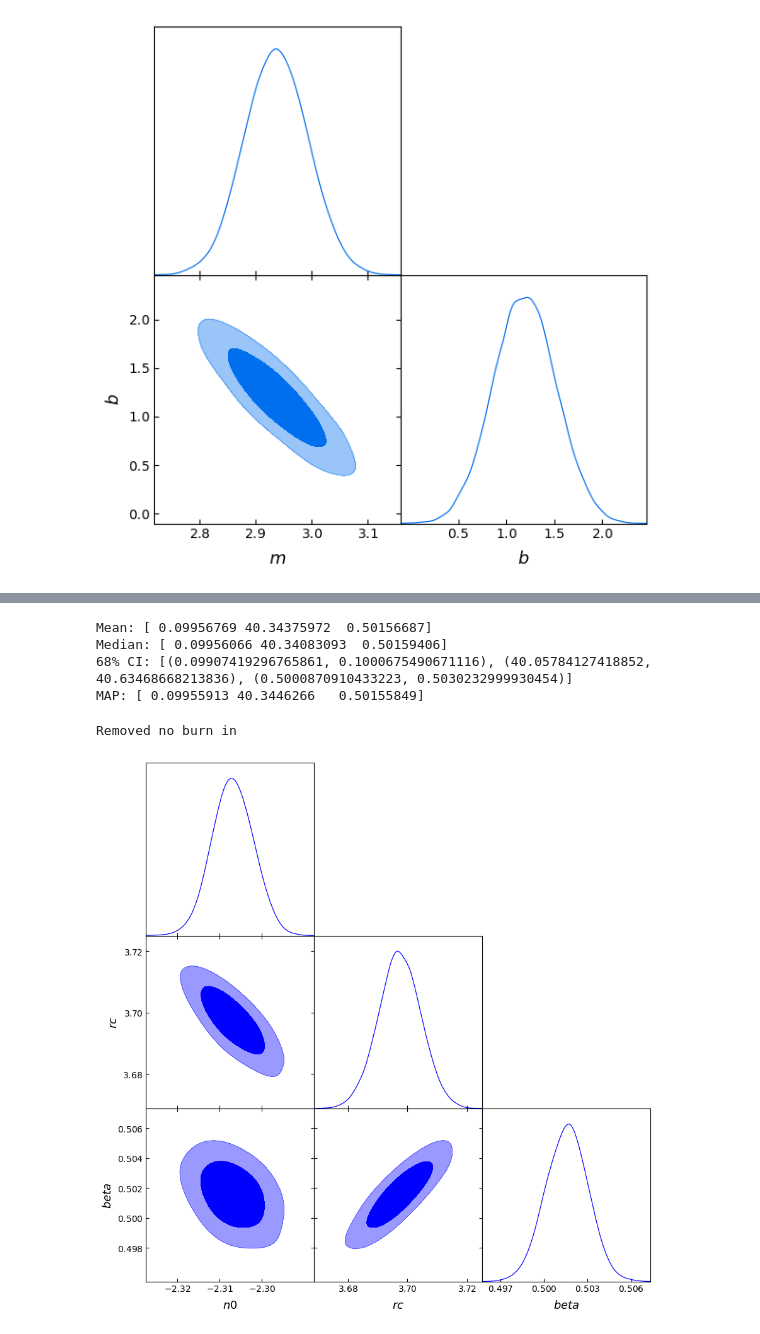
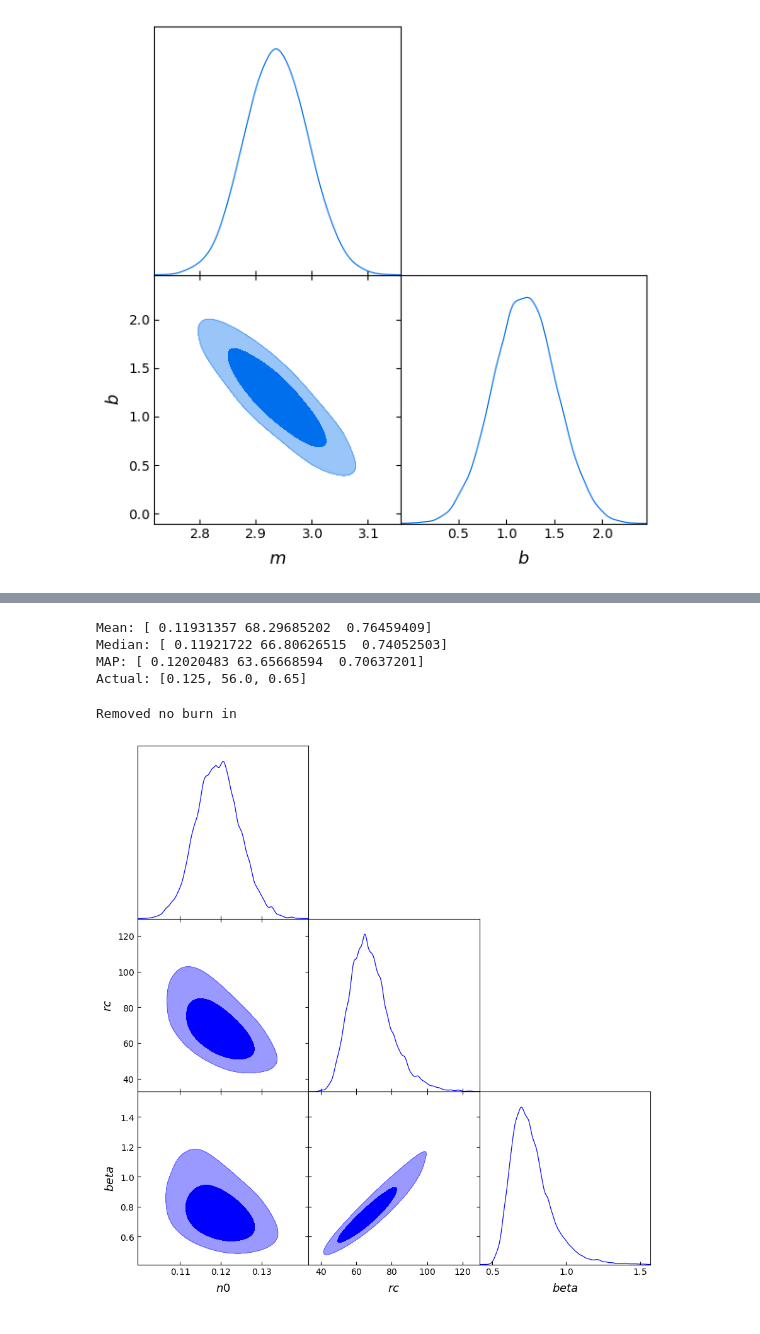
Before and after one commit to alpish0510/WALKER, a Jupyter notebook: constructor.ipynb, the cells around one changed output, grey strips where cells are left out. Saved outputs shown, nothing was run; the diff lists cells and outputs as text; code cells hidden in the pictures.

```diff
--- a/constructor.ipynb
+++ b/constructor.ipynb
@@ -1142,3 +1142,32 @@ g.triangle_plot([samples], filled=True)
 [figure]
 # %%
 import walker as wk
+
+
+def beta_model(x, theta):
+    n0, rc, beta = theta
+    return n0 * (1.0 + (x / rc)**2)**(-1.5 * beta)
+
+
+def log_prior(theta):
+    n0, rc, beta = theta
+    if 0 < n0 < 1 and 1 < rc < 500 and 0 < beta < 2:
+        return 0.0
+    return -np.inf
+
+
+rng = np.random.default_rng(42)
+
+x = np.linspace(0.5, 1000, 200)
+theta_true = [0.125, 56.0, 0.65]
+
+y_true = beta_model(x, theta_true)
+yerr = 0.01 * y_true + 1e-2
+y = y_true + rng.normal(0, yerr)
+
+plt.errorbar(x, y, yerr=yerr, fmt=".k", label="data")
+plt.plot(x, y_true, color="C1", label="true model")
+plt.xscale("log")
+plt.yscale("log")
+plt.xlabel("x")
+plt.ylabel("y")
@@ -1145,27 +1177,4 @@ import walker as wk
 # %%
-import numpy as np
-
-def beta_model(x, theta):
-    n0, rc, beta = theta
-    return n0 * (1.0 + (x / rc)**2)**(-1.5 * beta)
-
-
-def log_prior(theta):
-    n0, rc, beta = theta
-    if 0 < n0 < 1 and 1 < rc < 500 and 0 < beta < 2:
-        return 0.0
-    return -np.inf
-
-
-rng = np.random.default_rng(42)
-
-x = np.linspace(0.5, 1000, 200)
-theta_true = [0.1, 40.0, 0.5]
-
-y_true = beta_model(x, theta_true)
-yerr = 0.01 * y_true + 1e-4
-y = y_true + rng.normal(0, yerr)
-
 
 from walker import Log, Identity, CompositeTransform
 
@@ -1191,19 +1200,19 @@ fit.sample(
 
 print("Mean:", fit.mean(burnin=1000))
 print("Median:", fit.median(burnin=1000))
-print("68% CI:", fit.credible_interval(burnin=1000))
 print("MAP:", fit.map(burnin=1000))
+print("Actual:", theta_true)
 # %% [output]
-Mean: [ 0.09956769 40.34375972  0.50156687]
-Median: [ 0.09956066 40.34083093  0.50159406]
-68% CI: [(0.09907419296765861, 0.1000675490671116), (40.05784127418852, 40.63468668213836), (0.5000870910433223, 0.5030232999930454)]
-MAP: [ 0.09955913 40.3446266   0.50155849]
+Mean: [ 0.11931357 68.29685202  0.76459409]
+Median: [ 0.11921722 66.80626515  0.74052503]
+MAP: [ 0.12020483 63.65668594  0.70637201]
+Actual: [0.125, 56.0, 0.65]
 # %%
-samples=fit._extract_samples(burnin=1000, thin=2, physical=False)
+samples=fit._extract_samples(burnin=1000, thin=2, physical=True)
 gplot=MCSamples(samples=samples, names=['n0', 'rc', 'beta'], labels=['n0', 'rc', 'beta'],
                    settings={"smooth_scale_2D": 0.6})
 g = plots.get_subplot_plotter(subplot_size=3)
 g.triangle_plot([gplot], filled=True,contour_colors=['blue'])
 # %% [output]
 Removed no burn in
-[figure, old version]
+[figure, new version]
```
Also changed, not shown: parts of 3 cells of this notebook, 1 other file.
